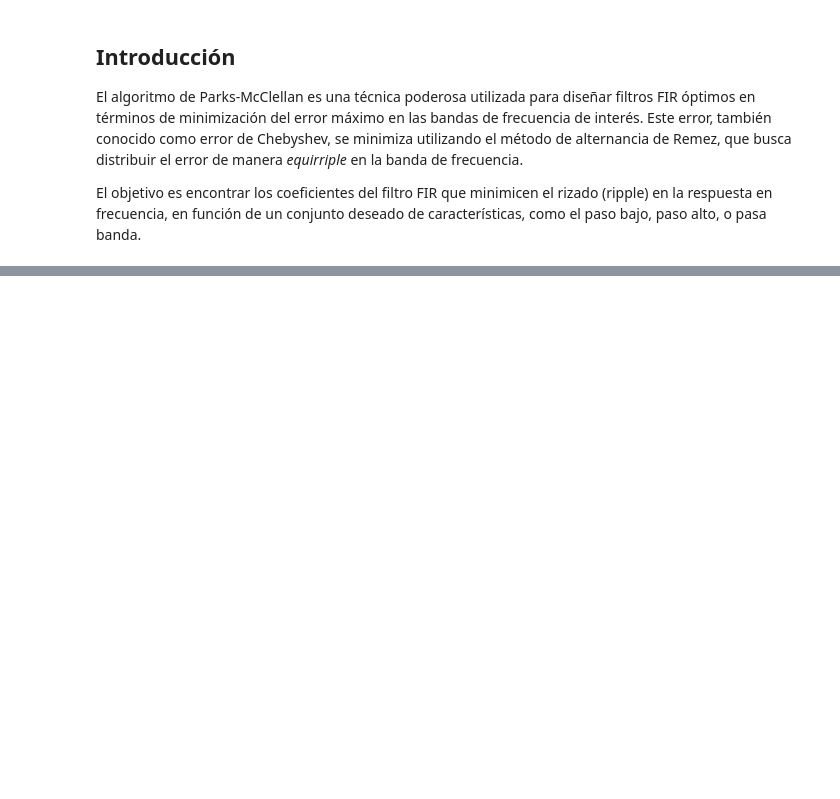
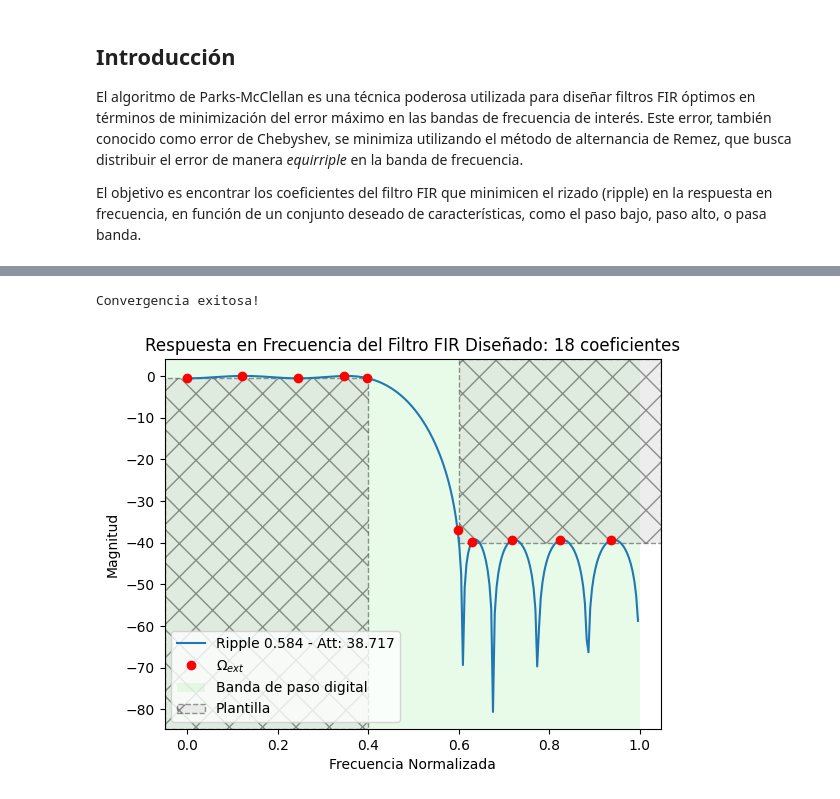
Before and after one commit to marianux/pytc2, a Jupyter notebook: docs/notebooks/PM_Remez_Filter_Design.ipynb, the cells around one changed output, grey strips where cells are left out. Drawn from its saved outputs; the diff is of its cells as text; code cells hidden in the pictures; blank space fills up the shorter version.

```diff
--- a/docs/notebooks/PM_Remez_Filter_Design.ipynb
+++ b/docs/notebooks/PM_Remez_Filter_Design.ipynb
@@ -273,0 +269,71 @@ plt.show()
+# %%
+import numpy as np
+import matplotlib.pyplot as plt
+
+from pytc2.sistemas_lineales import plot_plantilla
+from pytc2.filtros_digitales import fir_design_pm
+
+# Parámetros PM algorithm
+# Parámetros PM algorithm
+fs = 2.0
+maxit = 100
+lgrid = 16
+
+# tipo 1 o 2, filtros de propósitos generales: LP/HP/BP
+ftype = 'lowpass'
+
+fpass = 0.4 #
+ripple = 0.5 # dB
+fstop = 0.6 # Hz
+attenuation = 40 # dB
+
+# parámetros calculados externamente para obtener aproximadamente
+# 40 dB de atenuación y 0.5 dB de ripple.
+Be = [0., 0.4, 0.6, 1.]
+D = [1., 1., 0., 0.]
+W = [1., 3.]
+
+# tipo 1
+N = 17
+
+hh_mio, Err, wext = fir_design_pm(order=N, band_edges=Be, desired=D,
+                          weight=W, filter_type = ftype,
+                          grid_density= lgrid, max_iter=maxit, debug= False)
+
+deltac = Err / W[0]
+deltas = Err / W[-1]
+ripple_obtenido = (1 + deltac) / (1 - deltac)
+
+# Normalize the maximum gain to 1
+hh_mio = hh_mio / (1 + deltac)
+
+cant_coeffs = len(hh_mio)
+alpha_max = 20 * np.log10(ripple_obtenido)
+alpha_min = 20 * np.log10((1 - deltac) / deltas)
+
+fft_sz = 512
+half_fft_sz = fft_sz//2
+
+H_mio = np.fft.fft(hh_mio, fft_sz)
+frecuencias = np.arange(start=0, stop=fs, step=fs/fft_sz )
+
+wextt = (wext * (half_fft_sz-1)).astype(int)
+
+fig = plt.figure()
+plt.clf()
+
+# Graficar la respuesta en frecuencia
+plt.plot(frecuencias[:half_fft_sz], 20*np.log10(np.abs(H_mio[:half_fft_sz])), label=f'Ripple {alpha_max:.3f} - Att: {alpha_min:.3f}')
+plt.plot(frecuencias[wextt], 20*np.log10(np.abs(H_mio[wextt])), 'or', label='$\Omega_{ext}$')
+
+plot_plantilla(filter_type = ftype , fpass = fpass, ripple = ripple , fstop = fstop, attenuation = attenuation, fs = fs)
+
+ax = plt.gca()
+plt.title(f"Respuesta en Frecuencia del Filtro FIR Diseñado: {cant_coeffs} coeficientes")
+plt.xlabel("Frecuencia Normalizada")
+plt.ylabel("Magnitud")
+plt.legend()
+plt.show()
+# %% [output]
+Convergencia exitosa!
+[figure, added]
```
Also changed, not shown: parts of 24 cells of this notebook, 4 other files.
